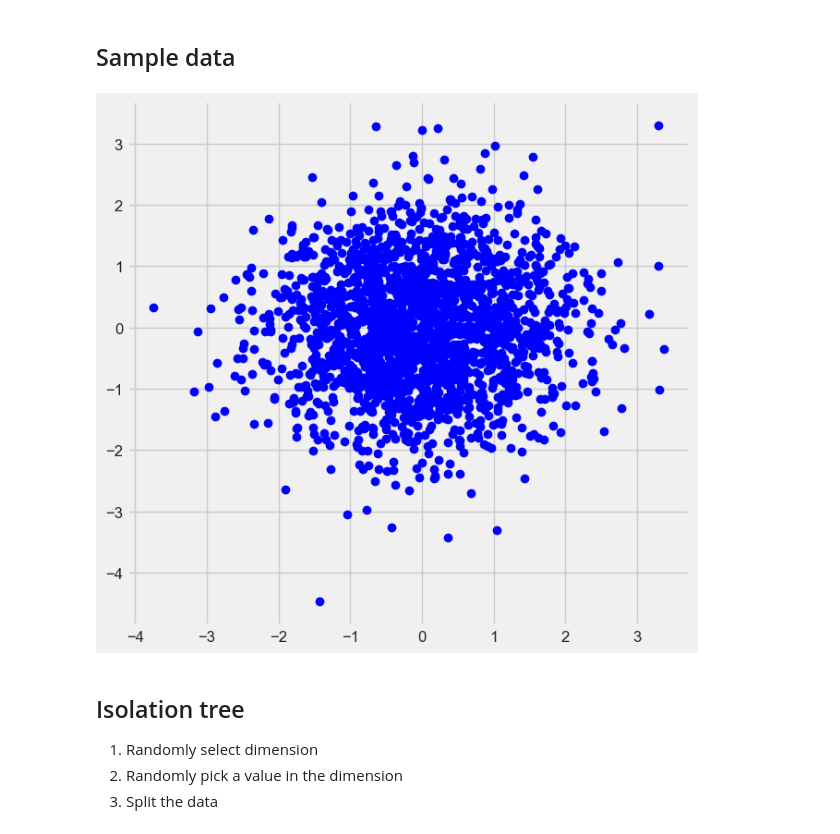
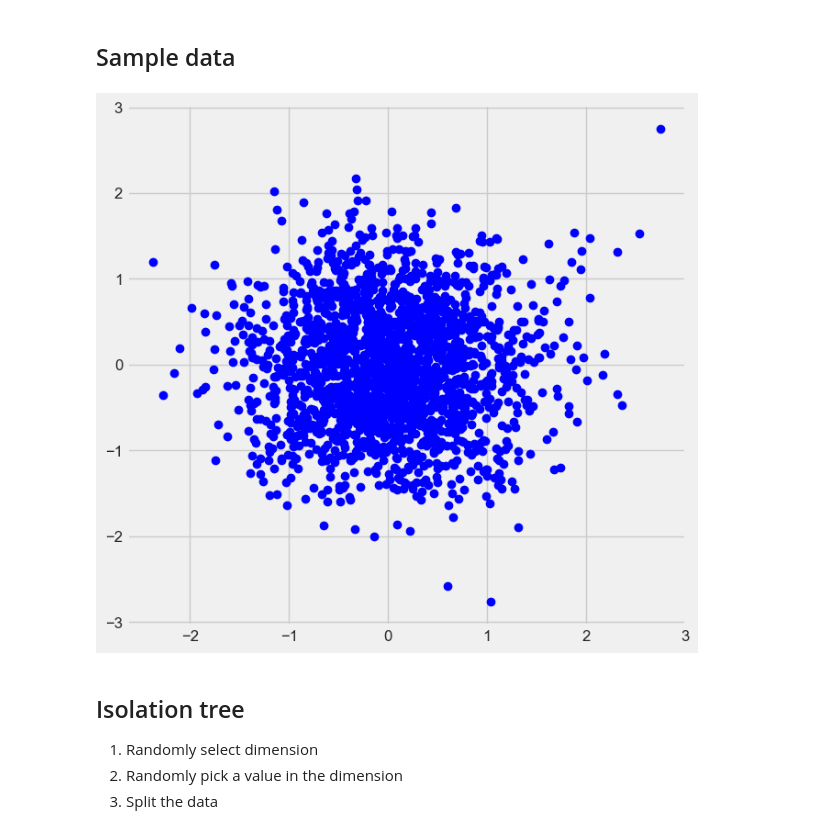
Before and after one commit to ventureBorbot/IsolationForest, a Jupyter notebook: IsolationForest.ipynb, the cells around one changed output. Cells and saved outputs as stored; diff of their text form; code cells hidden in the pictures.

```diff
--- a/IsolationForest.ipynb
+++ b/IsolationForest.ipynb
@@ -42,20 +42,20 @@ rcParams['figure.figsize'] = 16,8
 ## Sample data
 # %%
 mean = [0, 0]
-cov = [[1, 0], [0, 1]]  # diagonal covariance
+cov = [[0.5, 0], [0, 0.5]]  # diagonal covariance
 Nobjs = 2000
 x, y = np.random.multivariate_normal(mean, cov, Nobjs).T
 #Add manual outlier
-x[0]=3.3
-y[0]=3.3
+x[0]=2.75
+y[0]=2.75
 X=np.array([x,y]).T
 X = pd.DataFrame(X,columns=['feat1','feat2'])
 plt.figure(figsize=(7,7))
 plt.plot(x,y,'bo');
 plt.savefig('images/sample.png')
 plt.show()
 # %% [output]
-[figure, old version]
+[figure, new version]
 # %% [markdown]
 ## Isolation tree
  1. Randomly select dimension
```
Also changed, not shown: parts of 16 cells of this notebook, 1 other file.
